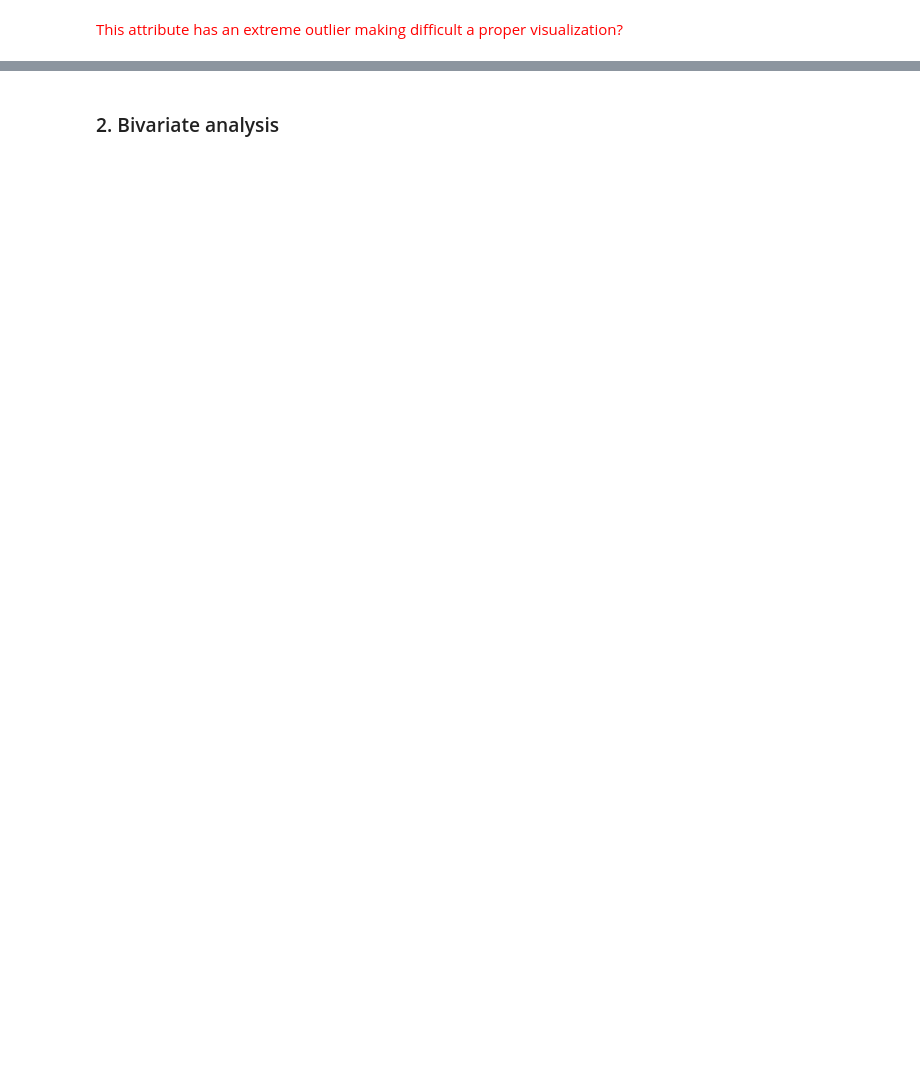
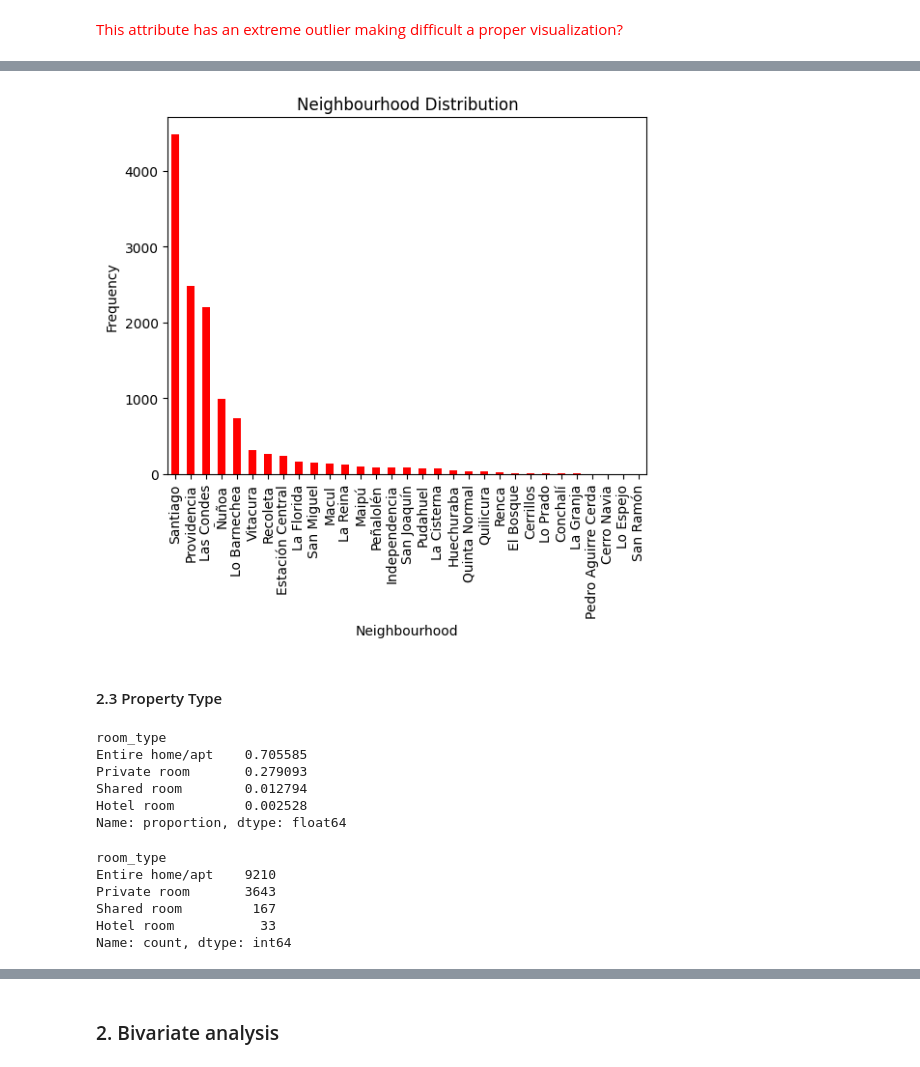
Before and after one commit to Lperdoca/Ciencia-de-datos.-Taller-1, a Jupyter notebook: EDA_AirBnb_Santiago de Chile.ipynb, the cells around one changed output, grey strips where cells are left out. Saved outputs shown, nothing was run; the diff lists cells and outputs as text; code cells hidden in the pictures; blank space fills up the shorter version.

```diff
--- a/EDA_AirBnb_Santiago de Chile.ipynb
+++ b/EDA_AirBnb_Santiago de Chile.ipynb
@@ -129,0 +213,29 @@ plt.show()
+# %%
+listings_Santiago_df["neighbourhood_cleansed"].value_counts().plot(kind="bar", color="red")
+plt.title("Neighbourhood Distribution")
+plt.xlabel("Neighbourhood")
+plt.ylabel("Frequency")
+plt.show()
+# %% [output]
+[figure, added]
+# %% [markdown]
+#### 2.3 Property Type
+# %%
+# Calculating the relative frecuency of room types
+listings_Santiago_df["room_type"].value_counts(dropna=False, normalize=True) # You can set normalize to False for calculating the absolute frecuency
+# %% [output]
+room_type
+Entire home/apt    0.705585
+Private room       0.279093
+Shared room        0.012794
+Hotel room         0.002528
+Name: proportion, dtype: float64
+# %%
+listings_Santiago_df["room_type"].value_counts(dropna=False, normalize=False)
+# %% [output]
+room_type
+Entire home/apt    9210
+Private room       3643
+Shared room         167
+Hotel room           33
+Name: count, dtype: int64
```
Also changed, not shown: parts of 32 cells of this notebook.
